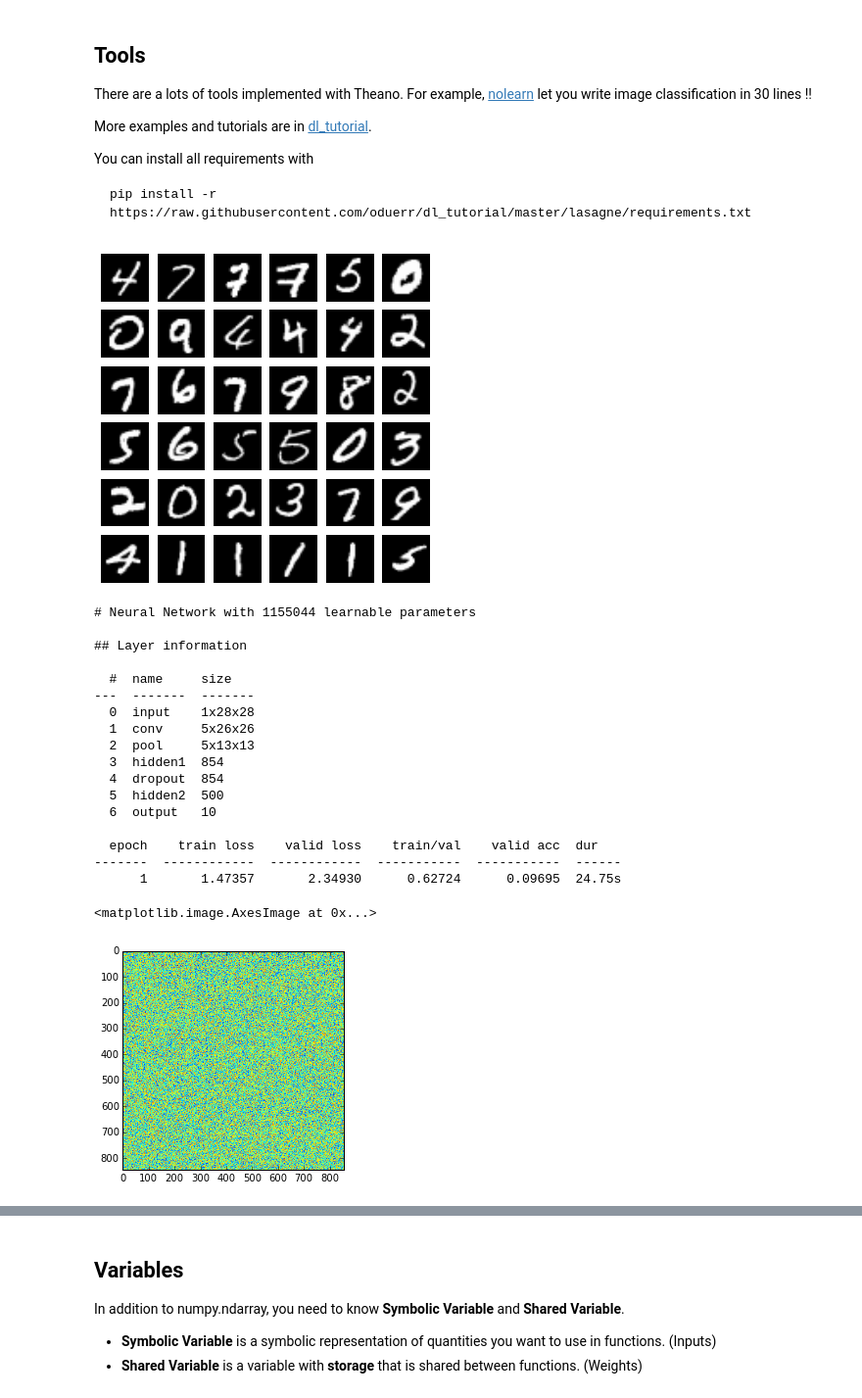
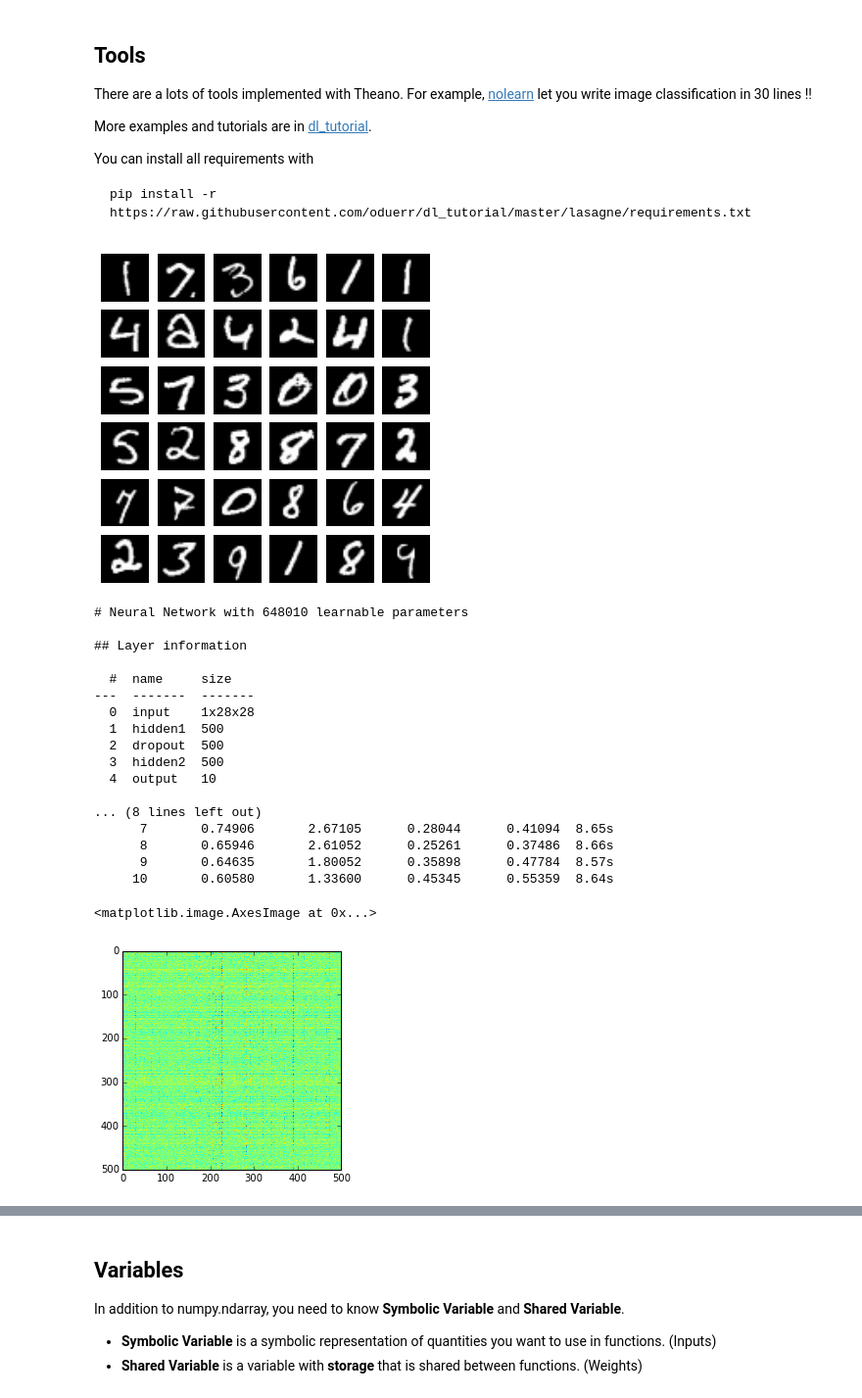
Before and after one commit to k-kawakami/Theano_Tutorial, a Jupyter notebook: Theano_Tutorial.ipynb, the cells around one changed output, grey strips where cells are left out. Shown: that part at 98% size. Cells and saved outputs as stored; diff of their text form; code cells hidden in the pictures.

Commit message:
added conv and scan

```diff
--- a/Theano_Tutorial.ipynb
+++ b/Theano_Tutorial.ipynb
@@ -56,8 +58,8 @@ import numpy
 
 from sklearn.datasets import fetch_mldata
 mnist = fetch_mldata('MNIST original')
-X, y = mnist.data.astype("float32"), mnist.target.astype("int32") # X is a (n_sample, n_feature=784) matrix
-X = X.reshape(-1, 1, 28, 28) / 255.0 # Reshape sample to 2D image to feed in nolearn.
+mnist_x, mnist_y = mnist.data.astype("float32"), mnist.target.astype("int32") # X is a (n_sample, n_feature=784) matrix
+X = mnist_x.reshape(-1, 1, 28, 28) / 255.0 # Reshape sample to 2D image to feed in nolearn.
 # %%
 ## Show Randomly picked Examples
 def plot_sample(x, axis):
@@ -69,7 +71,7 @@ for i in range(36):
     ax = fig.add_subplot(6, 6, i + 1, xticks=[], yticks=[])
     plot_sample(X[numpy.random.randint(0,60000)], ax)
 # %% [output]
-[figure, old version]
+[figure, new version]
 # %%
 from lasagne import layers
 from lasagne import nonlinearities
@@ -79,57 +81,61 @@ network = NeuralNet(
     #Define Layers
     layers=[
         ('input', layers.InputLayer),
-        ('conv', layers.Conv2DLayer),
-        ('pool', layers.MaxPool2DLayer),
+        #('conv', layers.Conv2DLayer),
+        #('pool', layers.MaxPool2DLayer),
         ('hidden1', layers.DenseLayer),
         ('dropout', layers.DropoutLayer),
         ('hidden2', layers.DenseLayer),
         ('output', layers.DenseLayer),
         ],
     #Hidden Unit Size, Activation Function
     input_shape=(None, 1, 28, 28),
-    conv_num_filters=5, conv_filter_size=(3, 3), pool_pool_size=(2, 2),
-    hidden1_num_units=854, hidden1_nonlinearity=nonlinearities.tanh,
-    dropout_p = 0.5,
+    #conv_num_filters=5, conv_filter_size=(3, 3), pool_pool_size=(2, 2),
+    hidden1_num_units=500, #854
+    hidden1_nonlinearity=nonlinearities.tanh,
+    #dropout_p = 0.5,
     hidden2_num_units=500,
     output_num_units=10,
     output_nonlinearity=nonlinearities.softmax,
 
     # learning rate parameters
     update_learning_rate=0.01,
     update_momentum=0.9,
     regression=False,
-    max_epochs=1,
+    max_epochs=10,
     verbose=1,
 
     # Training test-set split
     eval_size = 0.2
 )
 
-net = network.fit(X, y)
+#Learn Parameters
+net = network.fit(X, mnist_y)
+
+#Visualize weights
 weights = network.get_all_params()
 hidden1_weight = weights[2].get_value()
 plt.imshow(hidden1_weight)
 # %% [output]
-# Neural Network with 1155044 learnable parameters
+# Neural Network with 648010 learnable parameters
 
 ## Layer information
 
   #  name     size
 ---  -------  -------
   0  input    1x28x28
-  1  conv     5x26x26
-  2  pool     5x13x13
-  3  hidden1  854
-  4  dropout  854
-  5  hidden2  500
-  6  output   10
+  1  hidden1  500
+  2  dropout  500
+  3  hidden2  500
+  4  output   10
 
-  epoch    train loss    valid loss    train/val    valid acc  dur
--------  ------------  ------------  -----------  -----------  ------
-      1       1.47357       2.34930      0.62724      0.09695  24.75s
+... (8 lines left out)
+      7       0.74906       2.67105      0.28044      0.41094  8.65s
+      8       0.65946       2.61052      0.25261      0.37486  8.66s
+      9       0.64635       1.80052      0.35898      0.47784  8.57s
+     10       0.60580       1.33600      0.45345      0.55359  8.64s
 <matplotlib.image.AxesImage at 0x...>
-[figure, old version]
+[figure, new version]
 # %% [markdown]
 Cool!! however your research is not just simple classification/regression. You will need to implement your algorithm by yourself.
 
```
Also changed, not shown: parts of 27 cells of this notebook.
